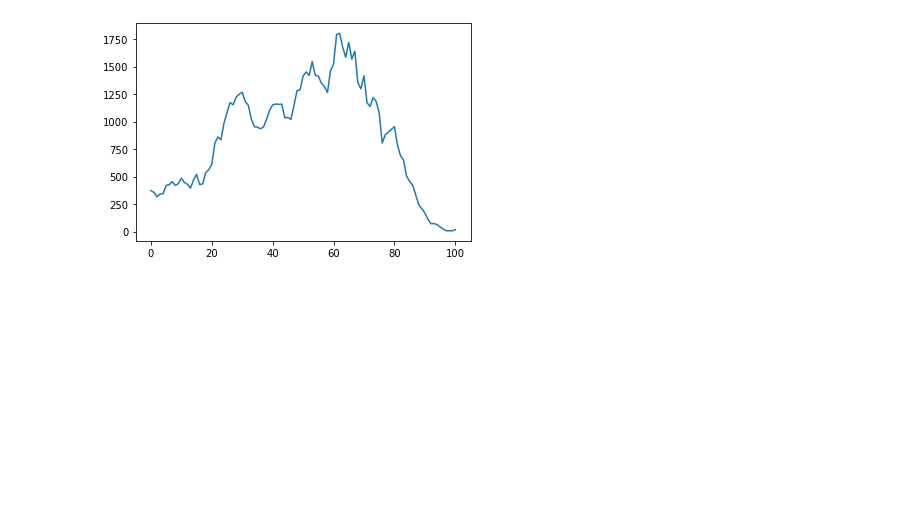
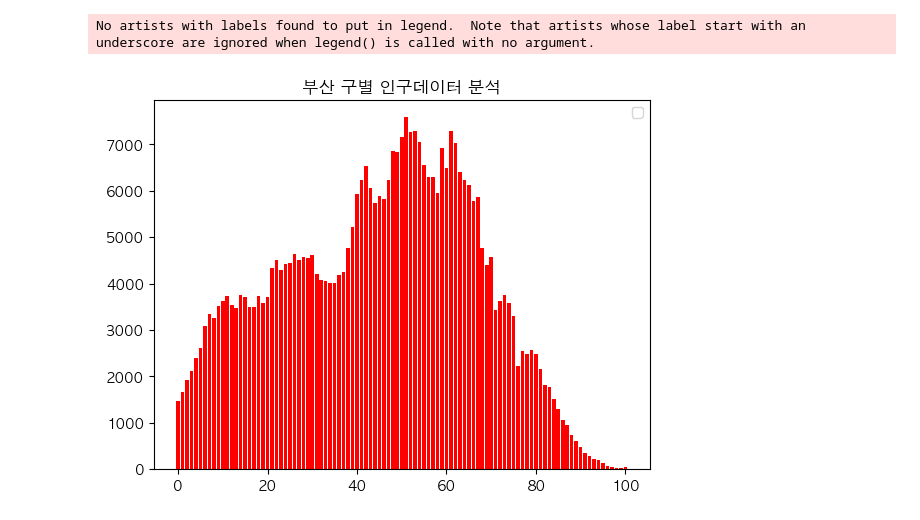
Before and after one commit to okdoittttt/jupyter, a Jupyter notebook: 1019(부산인구통계).ipynb, the cells around one changed output. Cells and saved outputs as stored; diff of their text form; code cells hidden in the pictures; blank space fills up the shorter version.

```diff
--- a/1019(부산인구통계).ipynb
+++ b/1019(부산인구통계).ipynb
@@ -24,7 +24,20 @@ print(population)
-# %%
-import matplotlib.pyplot as plt
-
-plt.plot(population)
-plt.show()
-# %% [output]
-[figure, removed]
+# %%
+import matplotlib.pyplot as plt
+
+# 각 데이터들을 그래프에 출력한다.
+plt.rc('font', family='AppleGothic')# 한글출력을 위한 전처리
+plt.title("부산 구별 인구데이터 분석")# 타이틀 설정
+# 각 데이터 그래프 출력하기
+
+# 선 그래프
+# plt.plot(population, 'r--s', label='인구')
+
+# 막대 그래프
+plt.bar(range(101), population, color='r')
+
+plt.legend()
+# 실행
+plt.show()
+# %% [output]
+No artists with labels found to put in legend.  Note that artists whose label start with an underscore are ignored when legend() is called with no argument.
+[figure, added]
```
Also changed, not shown: parts of 1 cell of this notebook, 4 other files.
